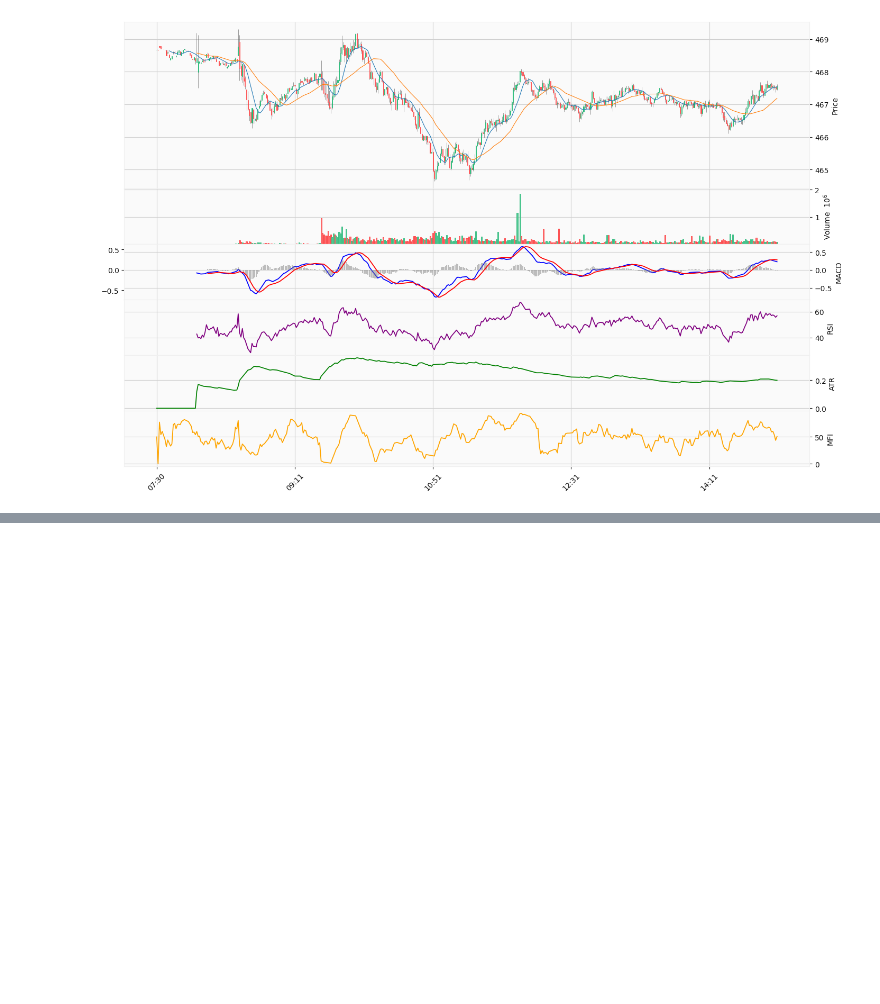
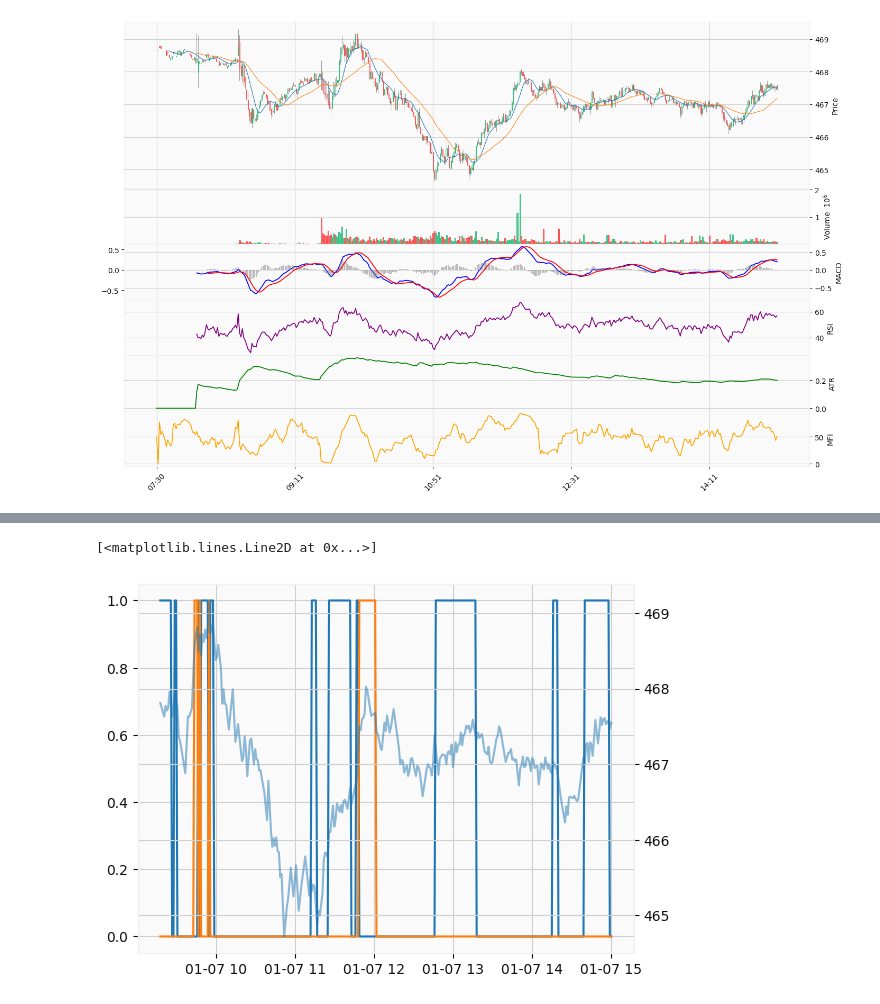
Before and after one commit to Jiian/options-mlfinetune-backtest, a Jupyter notebook: working drafts/02 strat design.ipynb, the cells around one changed output, grey strips where cells are left out. Saved outputs shown, nothing was run; the diff lists cells and outputs as text; code cells hidden in the pictures; blank space fills up the shorter version.

```diff
--- a/03 Trade Env.ipynb
+++ b/working drafts/02 strat design.ipynb
@@ -61,6 +75,11 @@ list(product(*params_grid.values()))
 # %%
-# SMA_fast > SMA_slow
+enter_long = pd.Series(np.all([
+    (tech_indicators[f"sma_{params['fast']}"] > tech_indicators[f"sma_{params['fast'] * params['slow_mult']}"]), # SMA_fast > SMA_slow
+    (tech_indicators[f"macddiff_{params['fast']}_{params['fast'] * params['slow_mult']}"] > 0), # MACD diff > 0
+    (tech_indicators[f"rsi_{params['fast'] * params['slow_mult']}"] <= params["rsi_threshold"]) # RSI not > 60
+], axis = 0), index = tech_indicators.index)
 
-# MACD diff > 0
-
-# RSI not > 60
+exit_long = pd.Series(np.any([
+    # RSI > 60
+    tech_indicators[f"rsi_{params['fast'] * params['slow_mult']}"] > params["rsi_threshold"]
+], axis = 0), index = tech_indicators.index)
@@ -75,0 +104,7 @@ plt.plot()
+# %%
+plt.plot(enter_long.astype(int), label='Enter Long Signal')
+plt.plot(exit_long.astype(int), label='Exit Long Signal')
+plt.twinx().plot(df_stock['close'].loc[tech_indicators.index], label='Close Price', alpha=0.5)
+# %% [output]
+[<matplotlib.lines.Line2D at 0x...>]
+[figure, added]
```
Also changed, not shown: parts of 11 cells of this notebook, 3 other files.
